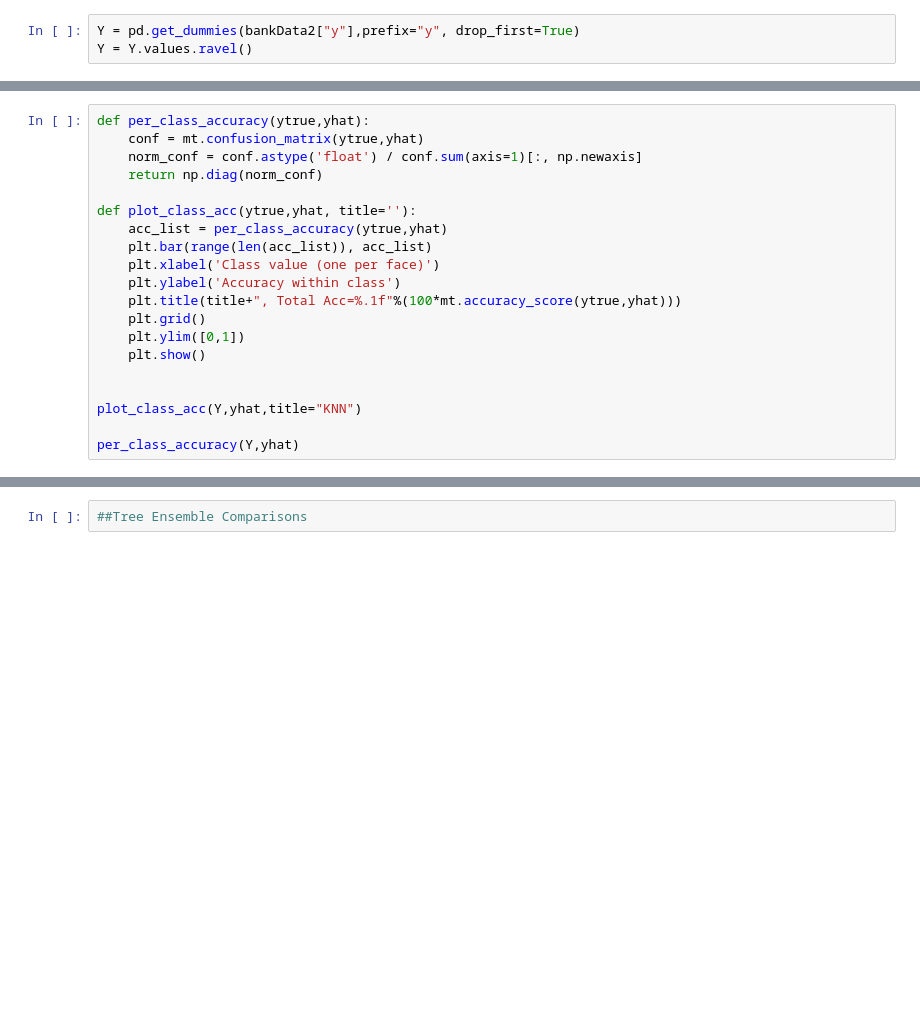
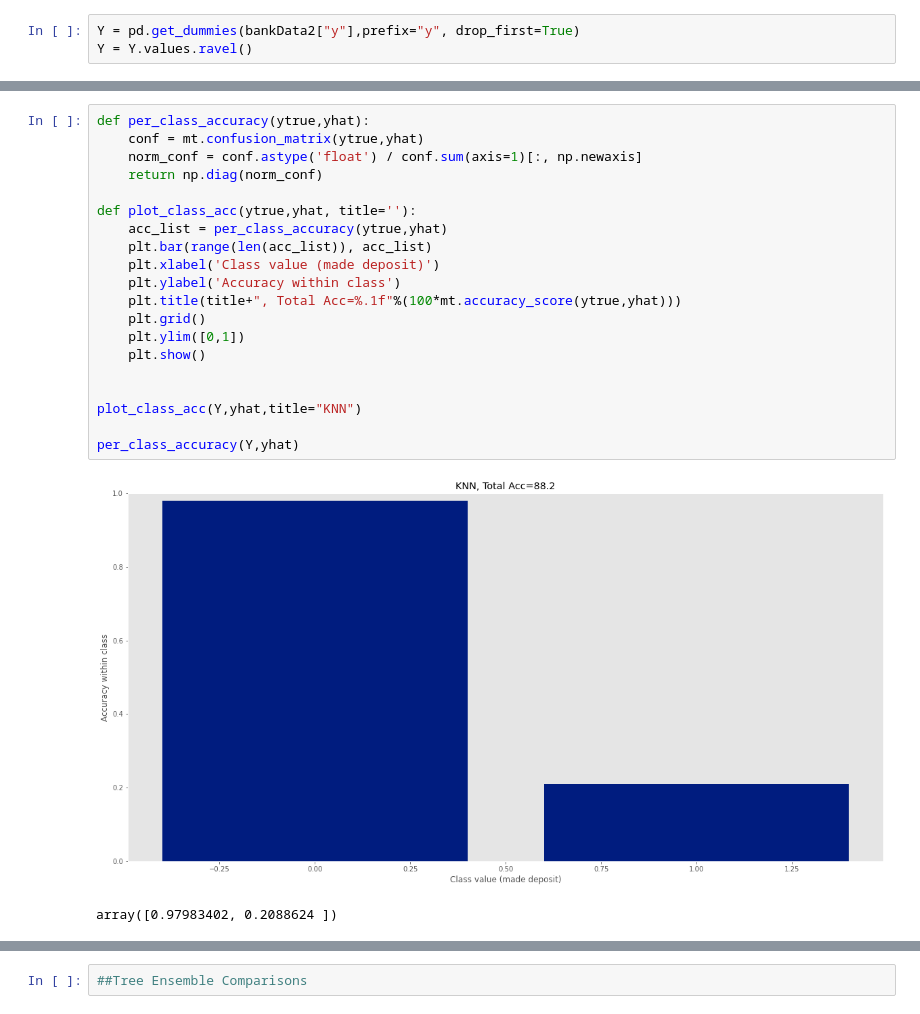
Before and after one commit to ChadKwong/DDSMachineLearning1, a Jupyter notebook: Lab 2/Mini Lab-Copy1.ipynb, the cells around one changed output, grey strips where cells are left out. Cells and saved outputs as stored; diff of their text form; blank space fills up the shorter version.

```diff
--- a/Lab 2/Mini Lab-Copy1.ipynb
+++ b/Lab 2/Mini Lab-Copy1.ipynb
@@ -485,21 +578,24 @@ print ('KNN, pipeline accuracy', total_accuracy)
 # %%
 def per_class_accuracy(ytrue,yhat):
     conf = mt.confusion_matrix(ytrue,yhat)
     norm_conf = conf.astype('float') / conf.sum(axis=1)[:, np.newaxis]
     return np.diag(norm_conf)
 
 def plot_class_acc(ytrue,yhat, title=''):
     acc_list = per_class_accuracy(ytrue,yhat)
     plt.bar(range(len(acc_list)), acc_list)
-    plt.xlabel('Class value (one per face)')
+    plt.xlabel('Class value (made deposit)')
     plt.ylabel('Accuracy within class')
     plt.title(title+", Total Acc=%.1f"%(100*mt.accuracy_score(ytrue,yhat)))
     plt.grid()
     plt.ylim([0,1])
     plt.show()
 
 
 plot_class_acc(Y,yhat,title="KNN")
 
 per_class_accuracy(Y,yhat)
+# %% [output]
+[figure, added]
+array([0.97983402, 0.2088624 ])
 # %%
```
Also changed, not shown: parts of 29 cells of this notebook.
